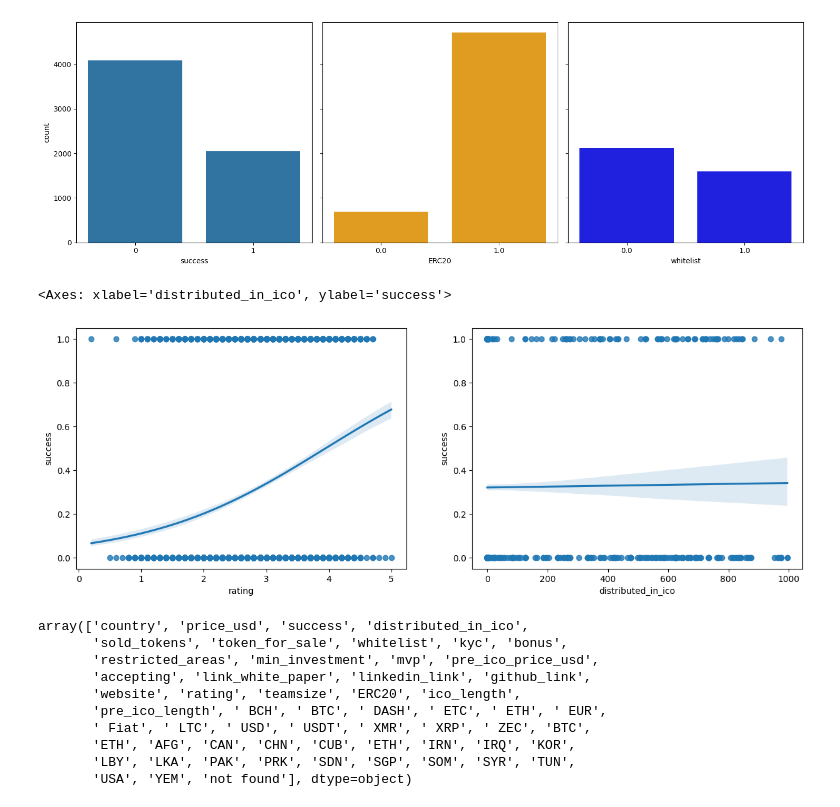
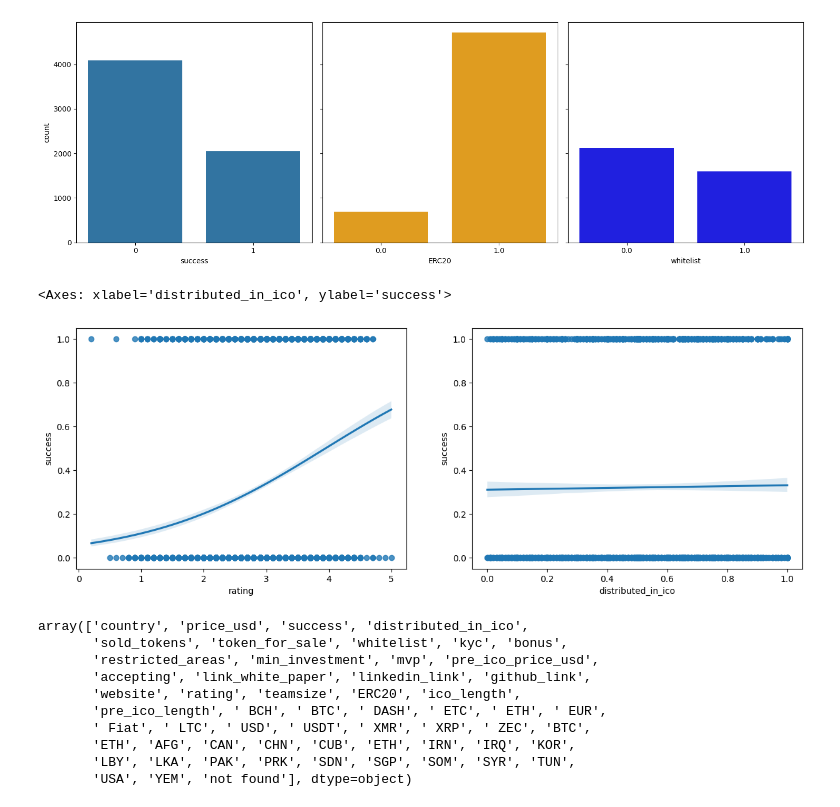
Before and after one commit to wilcockhue/ICO, a Jupyter notebook: ICO.ipynb, the cells around one changed output. Saved outputs shown, nothing was run; the diff lists cells and outputs as text; code cells hidden in the pictures.

```diff
--- a/ICO.ipynb
+++ b/ICO.ipynb
@@ -57,0 +38,9 @@ df.drop(columns=['ico_start', 'pre_ico_start', 'ico_end', 'pre_ico_end'], inplac
+# %%
+# Convert date columns to datetime format
+df['ico_start'] = pd.to_datetime(df['ico_start'], dayfirst=True, errors='coerce')
+df['ico_end'] = pd.to_datetime(df['ico_end'], dayfirst=True, errors='coerce')
+df['ico_length'] = (df['ico_end'] - df['ico_start']).dt.days
+df['pre_ico_start'] = pd.to_datetime(df['pre_ico_start'], dayfirst=True, errors='coerce')
+df['pre_ico_end'] = pd.to_datetime(df['pre_ico_end'], dayfirst=True, errors='coerce')
+df['pre_ico_length'] = (df['pre_ico_end'] - df['pre_ico_start']).dt.days
+df.drop(columns=['ico_start', 'pre_ico_start', 'ico_end', 'pre_ico_end'], inplace=True)
@@ -81,5 +82,6 @@ accepting_dummies = df['accepting'].str.get_dummies(sep=',')
 threshold = df.shape[0] * 0.01
 accepting_dummies = accepting_dummies.loc[:, accepting_dummies.sum() > threshold]
 df = pd.concat([df, accepting_dummies], axis=1)
+df = df.drop(columns=['accepting'])
 df.head()
 # %% [output]
@@ -219,6 +221,9 @@ df.head()
 | 3 | UK | 0.1 | 0 | 0.5 | NaN | 500000000.0 | 1.0 | 1.0 | ... |
 | 4 | Seychelles | 0.06 | 0 | 0.4 | NaN | 400000000.0 | 1.0 | 1.0 | ... |
 5 rows × 58 columns
+# %%
+df.loc[df["ico_length"] < 0, "ico_length"] = -df.loc[df["ico_length"] < 0, "ico_length"]
+df.loc[df["pre_ico_length"] < 0, "pre_ico_length"] = -df.loc[df["pre_ico_length"] < 0, "pre_ico_length"]
 # %%
 fig, ax = plt.subplots(1, 2, figsize=(15, 5))
 sns.histplot(df['ico_length'], bins=50, kde=True, ax=ax[0])
@@ -241,19 +241,20 @@ sns.countplot(data=df, x='whitelist', ax=ax[2], color='blue')
 plt.tight_layout()
 # %% [output]
 [figure]
+# %%
+df["distributed_in_ico"] = pd.to_numeric(df["distributed_in_ico"], errors='coerce')
+df.loc[df["distributed_in_ico"] > 1, "distributed_in_ico"] = np.nan
 # %%
 fig, ax = plt.subplots(1, 2, figsize=(15, 5))
 
 # Plot the first regplot
 sns.regplot(data=df, x='rating', y='success', logistic=True, ax=ax[0])
-
-df['distributed_in_ico'] = pd.to_numeric(df['distributed_in_ico'], errors='coerce')
-
+df['rating'].describe
 # Plot the second regplot
 sns.regplot(data=df, x='distributed_in_ico', y='success', logistic=True, ax=ax[1])
 # %% [output]
 <Axes: xlabel='distributed_in_ico', ylabel='success'>
-[figure, old version]
+[figure, new version]
 # %%
 df.columns.values
 # %% [output]
```
Also changed, not shown: parts of 32 cells of this notebook.
